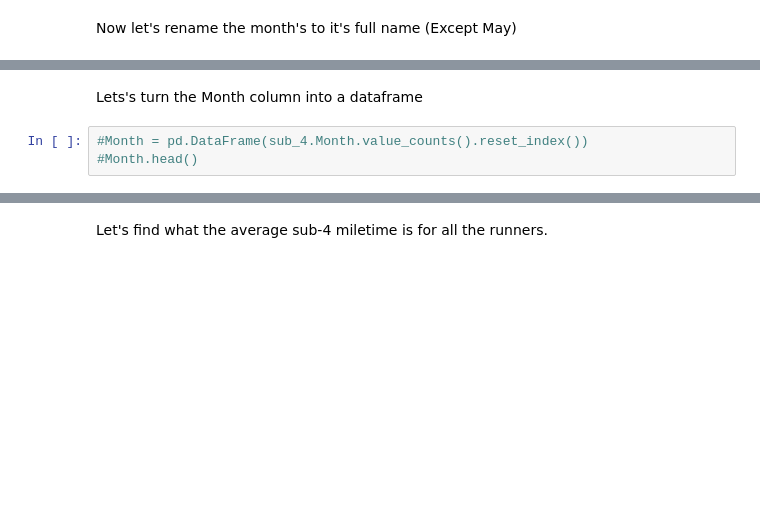
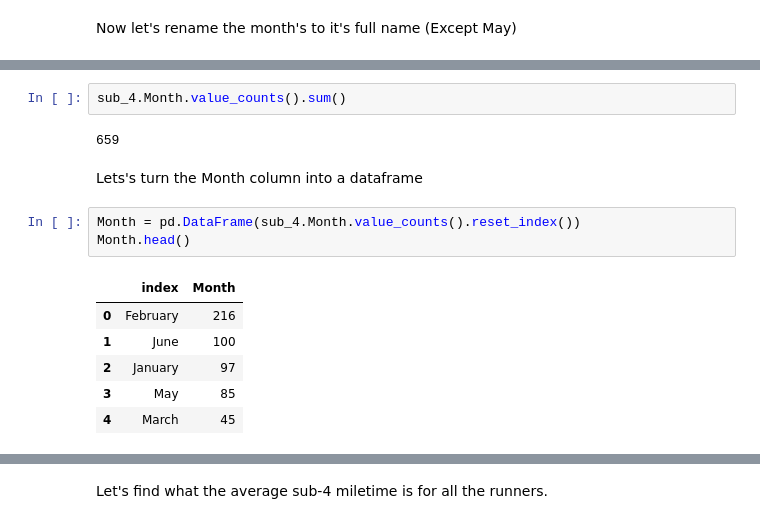
Before and after one commit to LJRollerII/United_States_Sub_4_Milers_Database, a Jupyter notebook: notebooks/Sub_4_Miler_Analysis.ipynb, the cells around one changed output, grey strips where cells are left out. Saved outputs shown, nothing was run; the diff lists cells and outputs as text; blank space fills up the shorter version.

```diff
--- a/notebooks/Sub_4_Miler_Analysis.ipynb
+++ b/notebooks/Sub_4_Miler_Analysis.ipynb
@@ -113,6 +151,17 @@ Now let's rename the month's to it's full name (Except May)
+# %%
+sub_4.Month.value_counts().sum()
+# %% [output]
+659
 # %% [markdown]
 Lets's turn the Month column into a dataframe
 # %%
-#Month = pd.DataFrame(sub_4.Month.value_counts().reset_index())
-#Month.head()
+Month = pd.DataFrame(sub_4.Month.value_counts().reset_index())
+Month.head()
+# %% [output]
+|  | index | Month |
+| 0 | February | 216 |
+| 1 | June | 100 |
+| 2 | January | 97 |
+| 3 | May | 85 |
+| 4 | March | 45 |
 # %%
```
Also changed, not shown: parts of 9 cells of this notebook, 4 other files.
